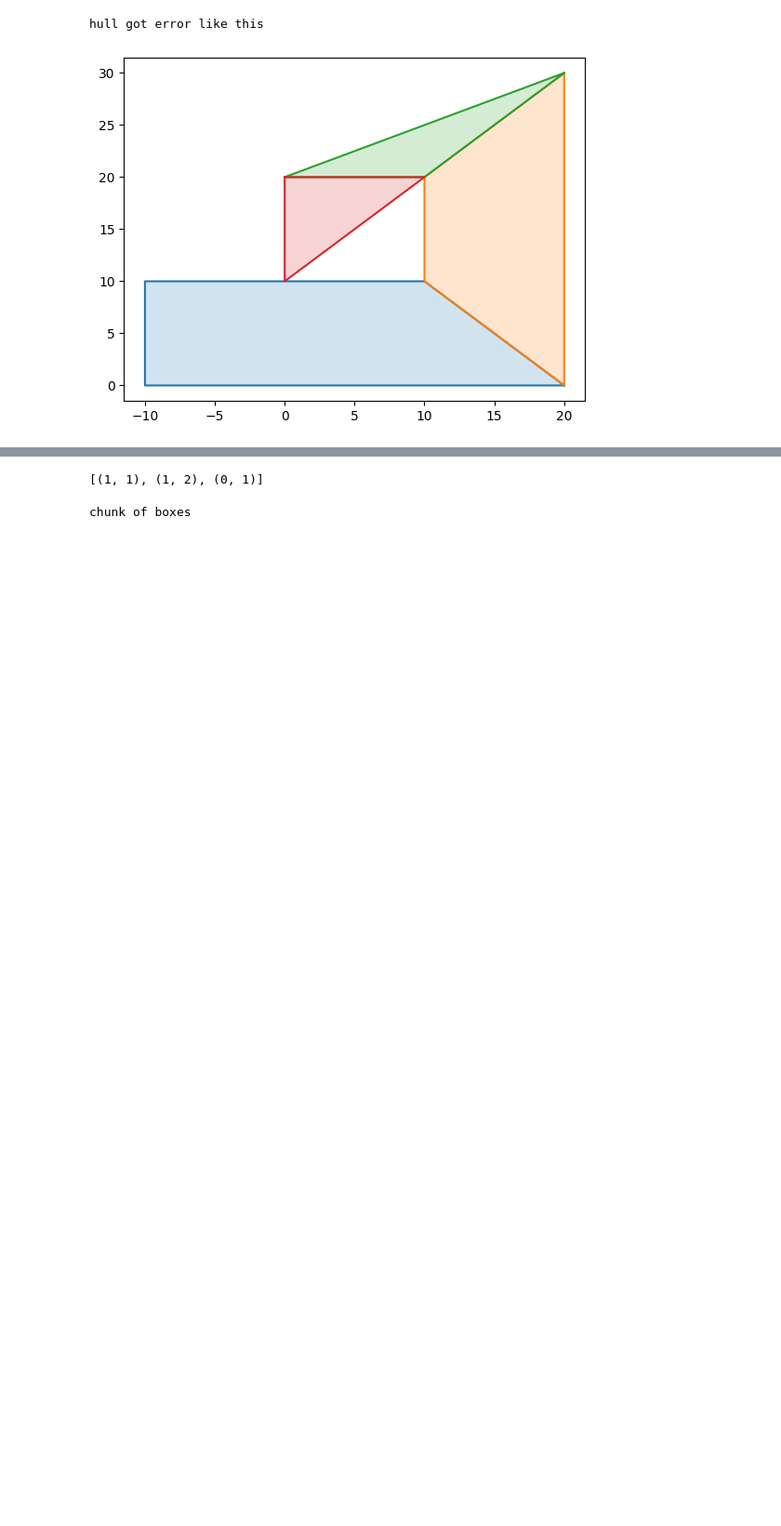
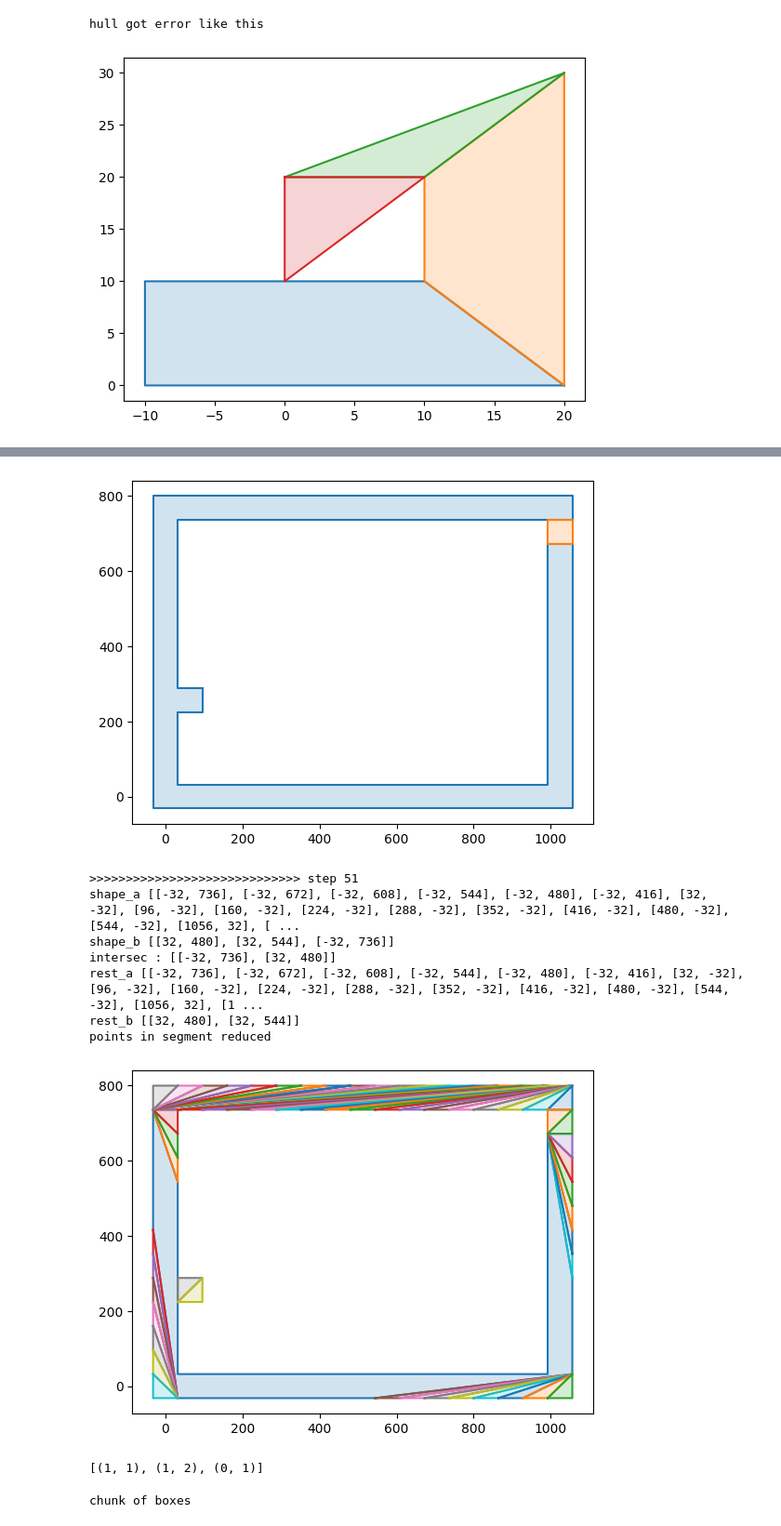
Before and after one commit to joonhyuk/python-game-engine, a Jupyter notebook: lib/foundation/libtest.ipynb, the cells around one changed output, grey strips where cells are left out. Shown at 93% size. Saved outputs shown, nothing was run; the diff lists cells and outputs as text; code cells hidden in the pictures; blank space fills up the shorter version.

```diff
--- a/lib/foundation/libtest.ipynb
+++ b/lib/foundation/libtest.ipynb
@@ -598,6 +613,24 @@ rest_b [(2, 1), (2, 2)]
 points in segment reduced
 [figure]
 ... (12 outputs left out)
+# %%
+shape_a = [[992, 672], [1056, 672], [1056, 736], [992, 736]]
+# shape_b = [(96, 288), (32, 288), (32, 736), (1056, 736), (1056, 800), (-32, 800), (-32, -32), (1056, -32), (1056, 672), (992, 672), (992, 32), (32, 32), (32, 224), (96, 224)]
+shape_b = [[96, 288], [32, 288], [32, 352], [32, 416], [32, 480], [32, 544], [32, 608], [32, 672], [32, 736], [96, 736], [160, 736], [224, 736], [288, 736], [352, 736], [416, 736], [480, 736], [544, 736], [608, 736], [672, 736], [736, 736], [800, 736], [864, 736], [928, 736], [992, 736], [1056, 736], [1056, 800], [992, 800], [928, 800], [864, 800], [800, 800], [736, 800], [672, 800], [608, 800], [544, 800], [480, 800], [416, 800], [352, 800], [288, 800], [224, 800], [160, 800], [96, 800], [32, 800], [-32, 800], [-32, 736], [-32, 672], [-32, 608], [-32, 544], [-32, 480], [-32, 416], [-32, 352], [-32, 288], [-32, 224], [-32, 160], [-32, 96], [-32, 32], [-32, -32], [32, -32], [96, -32], [160, -32], [224, -32], [288, -32], [352, -32], [416, -32], [480, -32], [544, -32], [608, -32], [672, -32], [736, -32], [800, -32], [864, -32], [928, -32], [992, -32], [1056, -32], [1056, 32], [1056, 96], [1056, 160], [1056, 224], [1056, 288], [1056, 352], [1056, 416], [1056, 480], [1056, 544], [1056, 608], [1056, 672], [992, 672], [992, 608], [992, 544], [992, 480], [992, 416], [992, 352], [992, 288], [992, 224], [992, 160], [992, 96], [992, 32], [928, 32], [864, 32], [800, 32], [736, 32], [672, 32], [608, 32], [544, 32], [480, 32], [416, 32], [352, 32], [288, 32], [224, 32], [160, 32], [96, 32], [32, 32], [32, 96], [32, 160], [32, 224], [96, 224]]
+draw(shape_b, shape_a)
+
+chunk = [shape_a, shape_b]
+draw(*test_convexes(chunk, 50))
+# %% [output]
+[figure, added]
+>>>>>>>>>>>>>>>>>>>>>>>>>>>>> step 51
+shape_a [[-32, 736], [-32, 672], [-32, 608], [-32, 544], [-32, 480], [-32, 416], [32, -32], [96, -32], [160, -32], [224, -32], [288, -32], [352, -32], [416, -32], [480, -32], [544, -32], [1056, 32], [ ...
+shape_b [[32, 480], [32, 544], [-32, 736]]
+intersec : [[-32, 736], [32, 480]]
+rest_a [[-32, 736], [-32, 672], [-32, 608], [-32, 544], [-32, 480], [-32, 416], [32, -32], [96, -32], [160, -32], [224, -32], [288, -32], [352, -32], [416, -32], [480, -32], [544, -32], [1056, 32], [1 ...
+rest_b [[32, 480], [32, 544]]
+points in segment reduced
+[figure, added]
 # %%
 leftover = [(1, 1), (0, 1), (1, 2)]
 print(convex_hull(leftover))
```
Also changed, not shown: parts of 5 cells of this notebook, 4 other files.
